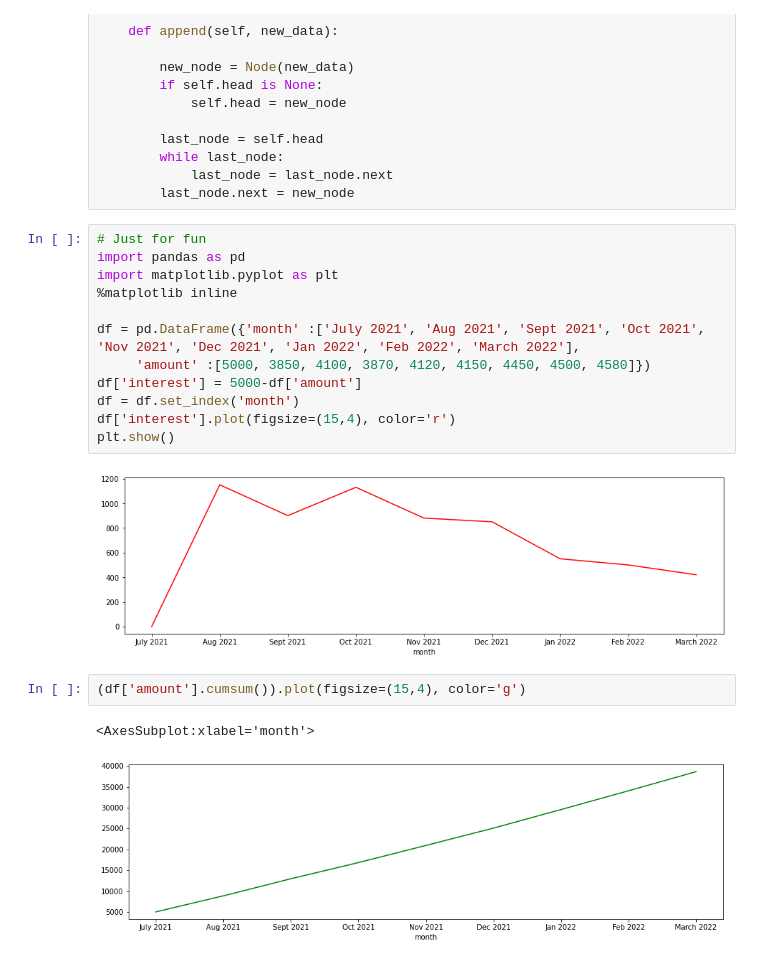
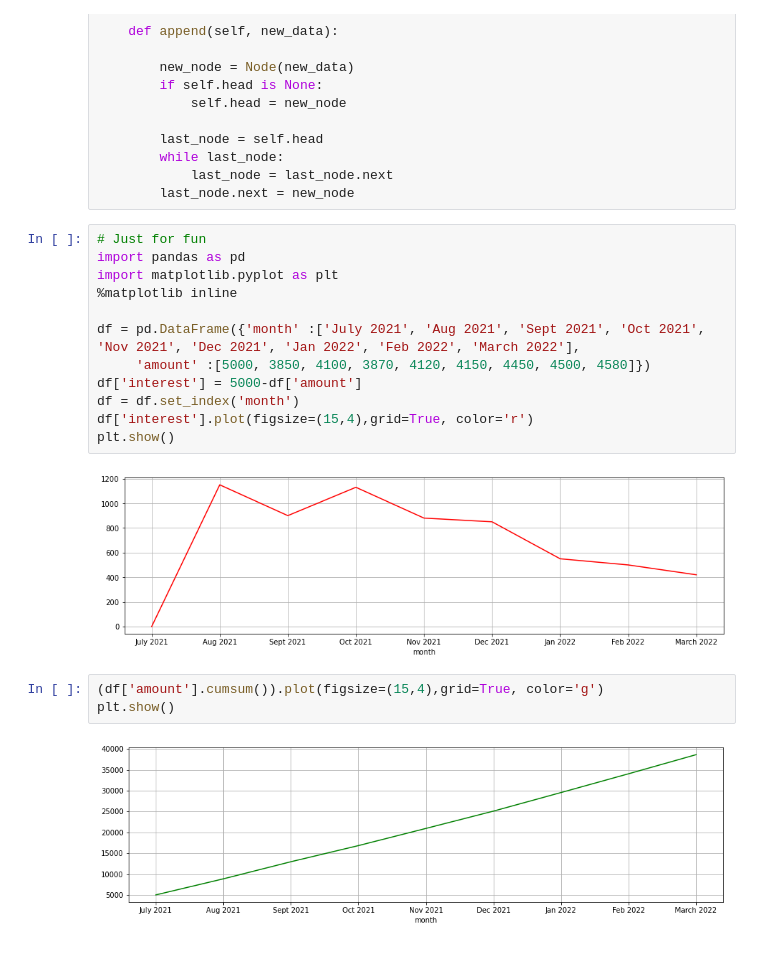
Before and after one commit to AbhishekMaity001/Data-Structures-Algorithms, a Jupyter notebook: DSA practice/001-Scratchpad.ipynb, the cells around one changed output. Saved outputs shown, nothing was run; the diff lists cells and outputs as text.

```diff
--- a/DSA practice/001-Scratchpad.ipynb
+++ b/DSA practice/001-Scratchpad.ipynb
@@ -343,19 +467,19 @@ class Linky:
 # %%
 # Just for fun
 import pandas as pd
 import matplotlib.pyplot as plt
 %matplotlib inline
 
 df = pd.DataFrame({'month' :['July 2021', 'Aug 2021', 'Sept 2021', 'Oct 2021', 'Nov 2021', 'Dec 2021', 'Jan 2022', 'Feb 2022', 'March 2022'],
      'amount' :[5000, 3850, 4100, 3870, 4120, 4150, 4450, 4500, 4580]})
 df['interest'] = 5000-df['amount']
 df = df.set_index('month')
-df['interest'].plot(figsize=(15,4), color='r')
+df['interest'].plot(figsize=(15,4),grid=True, color='r')
 plt.show()
 # %% [output]
-[figure, old version]
+[figure, new version]
 # %%
-(df['amount'].cumsum()).plot(figsize=(15,4), color='g')
+(df['amount'].cumsum()).plot(figsize=(15,4),grid=True, color='g')
+plt.show()
 # %% [output]
-<AxesSubplot:xlabel='month'>
-[figure, old version]
+[figure, new version]
```
Also changed, not shown: parts of 11 cells of this notebook, 1 other file.
